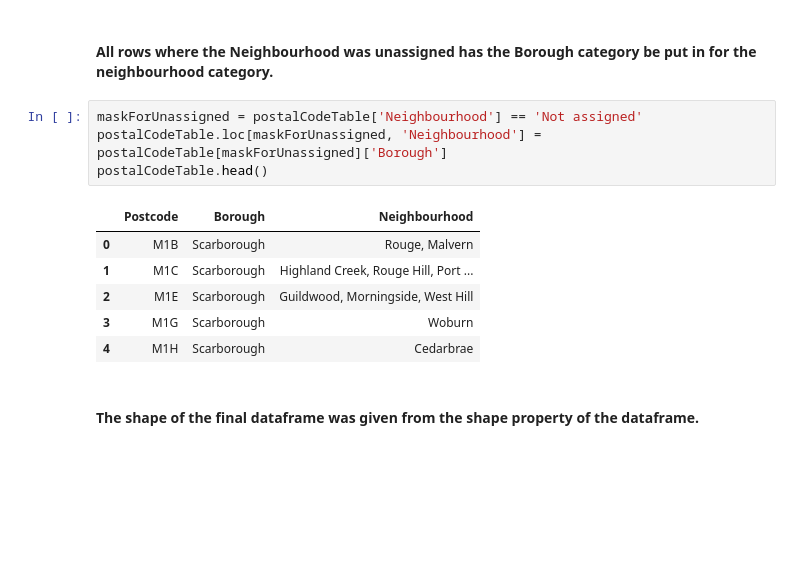
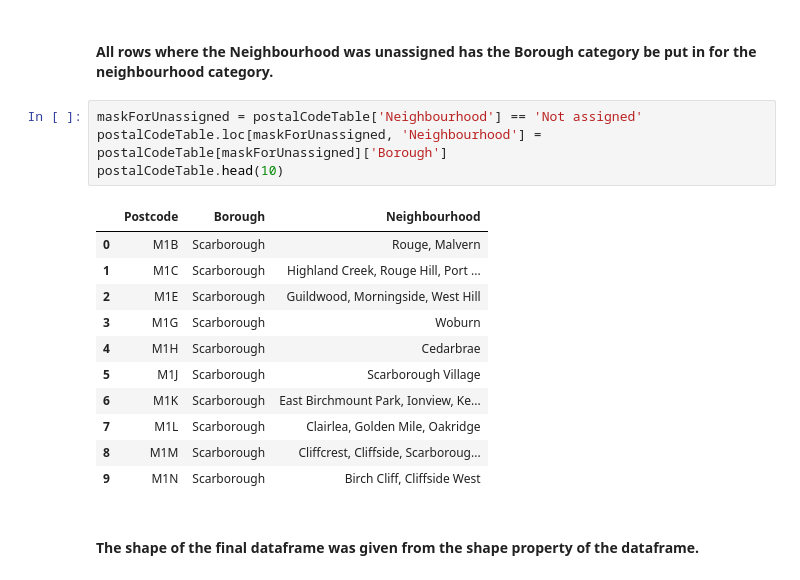
Before and after one commit to CetialphaV/Coursera_Capstone, a Jupyter notebook: Part 1 of Clustering Neighborhoods in Toronto.ipynb, the cells around one changed output. Saved outputs shown, nothing was run; the diff lists cells and outputs as text; blank space fills up the shorter version.

```diff
--- a/Part 1 of Clustering Neighborhoods in Toronto.ipynb
+++ b/Part 1 of Clustering Neighborhoods in Toronto.ipynb
@@ -25,14 +26,19 @@ postalCodeTable = postalCodeTable.reset_index(drop=False)
 # %%
 maskForUnassigned = postalCodeTable['Neighbourhood'] == 'Not assigned'
 postalCodeTable.loc[maskForUnassigned, 'Neighbourhood'] = postalCodeTable[maskForUnassigned]['Borough']
-postalCodeTable.head()
+postalCodeTable.head(10)
 # %% [output]
 |  | Postcode | Borough | Neighbourhood |
 | 0 | M1B | Scarborough | Rouge, Malvern |
 | 1 | M1C | Scarborough | Highland Creek, Rouge Hill, Port ... |
 | 2 | M1E | Scarborough | Guildwood, Morningside, West Hill |
 | 3 | M1G | Scarborough | Woburn |
 | 4 | M1H | Scarborough | Cedarbrae |
+| 5 | M1J | Scarborough | Scarborough Village |
+| 6 | M1K | Scarborough | East Birchmount Park, Ionview, Ke... |
+| 7 | M1L | Scarborough | Clairlea, Golden Mile, Oakridge |
+| 8 | M1M | Scarborough | Cliffcrest, Cliffside, Scarboroug... |
+| 9 | M1N | Scarborough | Birch Cliff, Cliffside West |
 # %% [markdown]
 #### The shape of the final dataframe was given from the shape property of the dataframe.
 # %%
```
Also changed, not shown: parts of 47 cells of this notebook.
